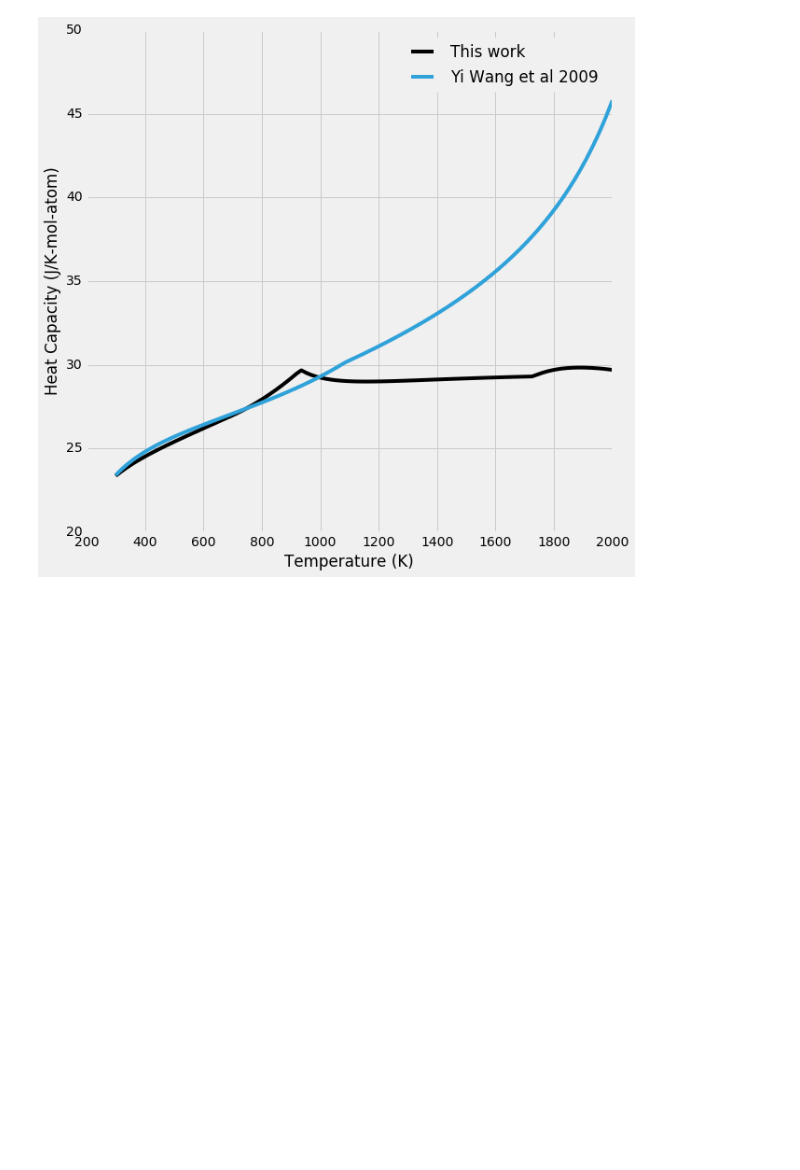
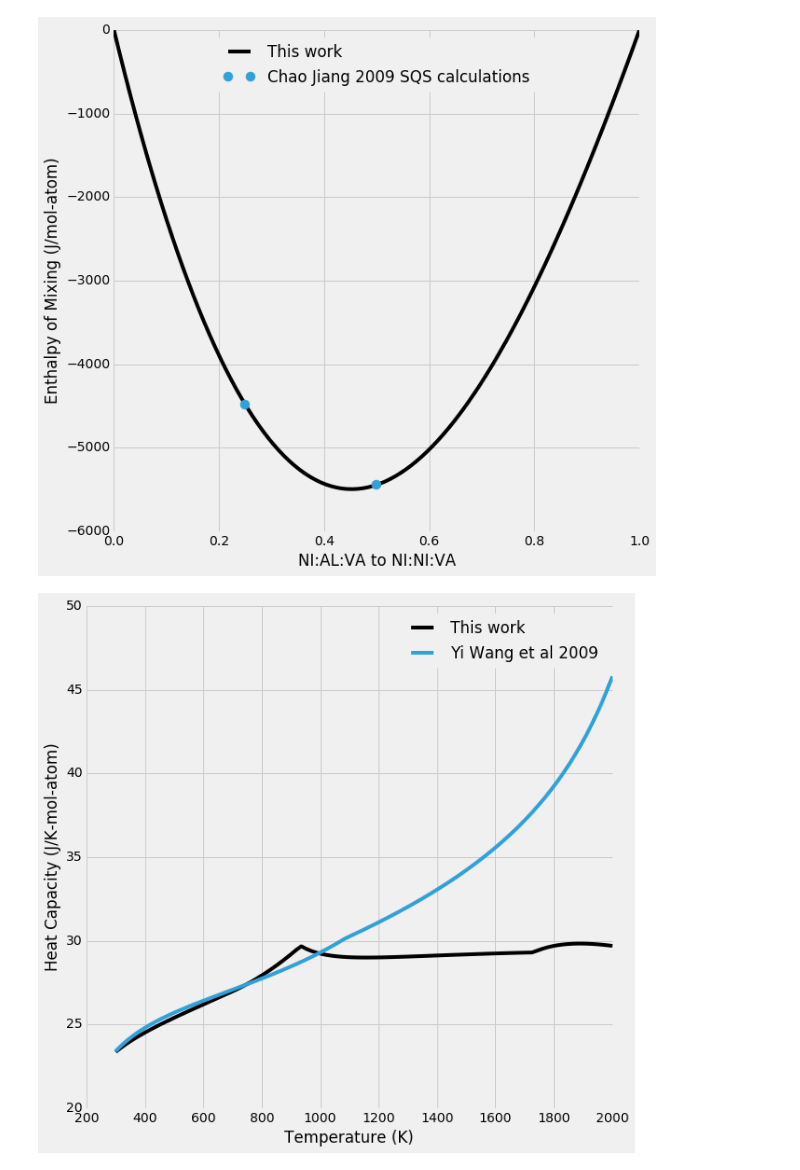
Before and after one commit to PhasesResearchLab/ESPEI, a Jupyter notebook: Parameters.ipynb, the cells around one changed output. Cells and saved outputs as stored; diff of their text form; code cells hidden in the pictures; blank space fills up the shorter version.

```diff
--- a/Parameters.ipynb
+++ b/Parameters.ipynb
@@ -65,3 +62,8 @@ paramselect.plot_parameters(dbf, ["AL", "NI", "VA"], "BCC_B2", ["AL", ["AL", "NI
+# %%
+datasets = paramselect.load_datasets(sorted(recursive_glob('Al-Ni', '*.json')))
+paramselect.plot_parameters(dbf, ["AL", "NI", "VA"], "BCC_B2", ["NI", ["AL", "NI"], "VA"], [[0, 1]], datasets)
+# %% [output]
+[figure, added]
 # %%
 paramselect.plot_parameters(dbf, ["AL", "NI", "VA"], "BCC_B2", ["AL", "NI", "VA"], [[0, 1]], datasets)
 # %% [output]
```
Also changed, not shown: parts of 8 cells of this notebook, 1 other file.
